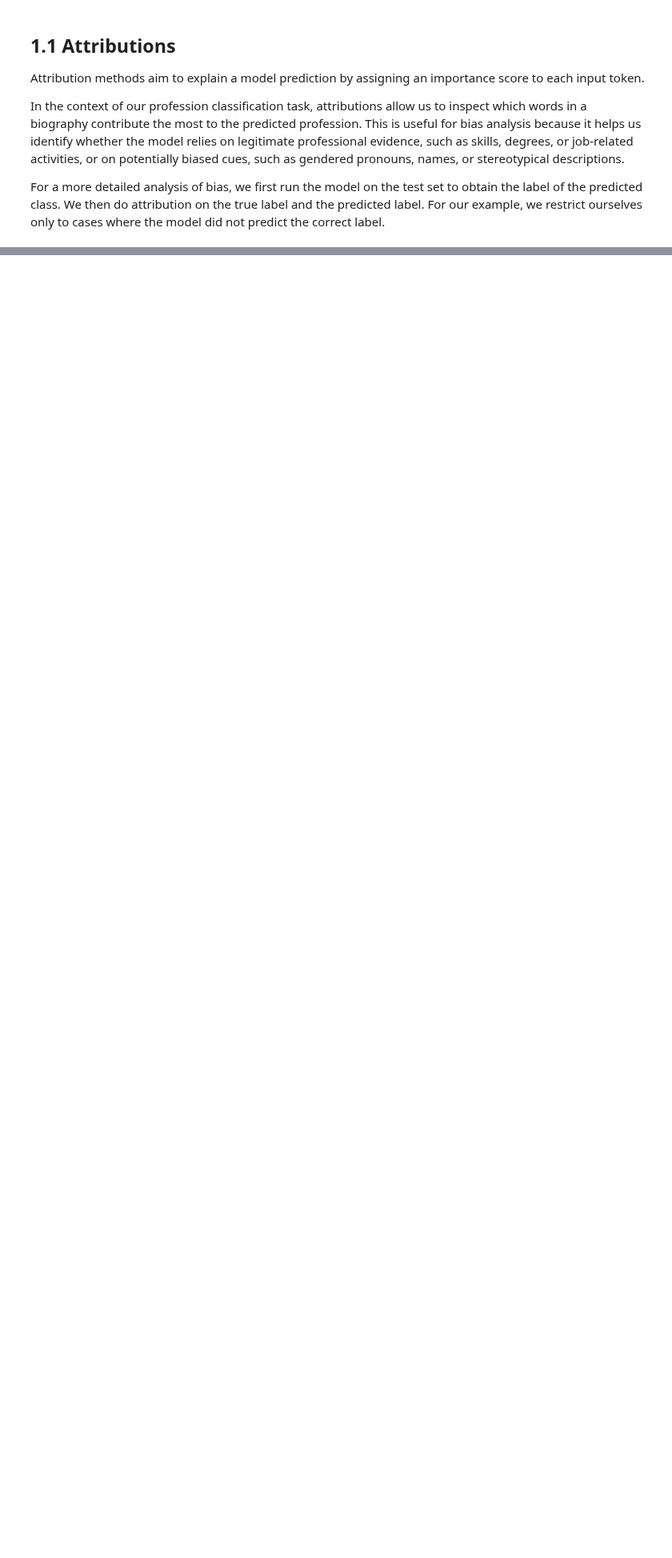
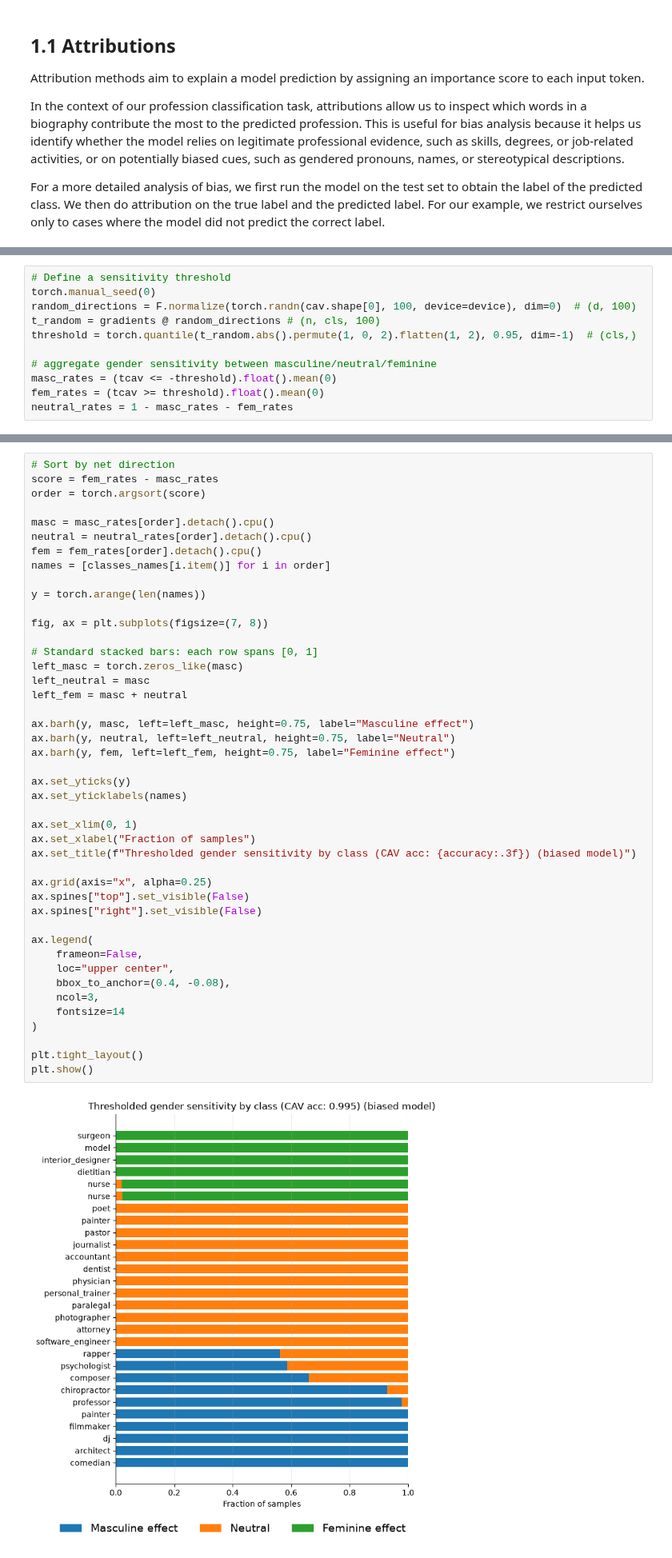
Before and after one commit to FOR-sight-ai/interpreto, a Jupyter notebook: docs/notebooks/examples/fairness_applications.ipynb, the cells around one changed output, grey strips where cells are left out. Shown at 80% size. Saved outputs shown, nothing was run; the diff lists cells and outputs as text; blank space fills up the shorter version.

```diff
--- a/docs/notebooks/examples/fairness_applications.ipynb
+++ b/docs/notebooks/examples/fairness_applications.ipynb
@@ -175,0 +264,11 @@ for i in range(3):
+# %%
+# Define a sensitivity threshold
+torch.manual_seed(0)
+random_directions = F.normalize(torch.randn(cav.shape[0], 100, device=device), dim=0)  # (d, 100)
+t_random = gradients @ random_directions # (n, cls, 100)
+threshold = torch.quantile(t_random.abs().permute(1, 0, 2).flatten(1, 2), 0.95, dim=-1)  # (cls,)
+
+# aggregate gender sensitivity between masculine/neutral/feminine
+masc_rates = (tcav <= -threshold).float().mean(0)
+fem_rates = (tcav >= threshold).float().mean(0)
+neutral_rates = 1 - masc_rates - fem_rates
@@ -176 +277,47 @@ for i in range(3):
+# %%
+# Sort by net direction
+score = fem_rates - masc_rates
+order = torch.argsort(score)
+
+masc = masc_rates[order].detach().cpu()
+neutral = neutral_rates[order].detach().cpu()
+fem = fem_rates[order].detach().cpu()
+names = [classes_names[i.item()] for i in order]
+
+y = torch.arange(len(names))
+
+fig, ax = plt.subplots(figsize=(7, 8))
+
+# Standard stacked bars: each row spans [0, 1]
+left_masc = torch.zeros_like(masc)
+left_neutral = masc
+left_fem = masc + neutral
+
+ax.barh(y, masc, left=left_masc, height=0.75, label="Masculine effect")
+ax.barh(y, neutral, left=left_neutral, height=0.75, label="Neutral")
+ax.barh(y, fem, left=left_fem, height=0.75, label="Feminine effect")
+
+ax.set_yticks(y)
+ax.set_yticklabels(names)
+
+ax.set_xlim(0, 1)
+ax.set_xlabel("Fraction of samples")
+ax.set_title(f"Thresholded gender sensitivity by class (CAV acc: {accuracy:.3f}) (biased model)")
+
+ax.grid(axis="x", alpha=0.25)
+ax.spines["top"].set_visible(False)
+ax.spines["right"].set_visible(False)
+
+ax.legend(
+    frameon=False,
+    loc="upper center",
+    bbox_to_anchor=(0.4, -0.08),
+    ncol=3,
+    fontsize=14
+)
+
+plt.tight_layout()
+plt.show()
+# %% [output]
+[figure, added]
 # %% [markdown]
```
Also changed, not shown: parts of 28 cells of this notebook, 1 other file.
